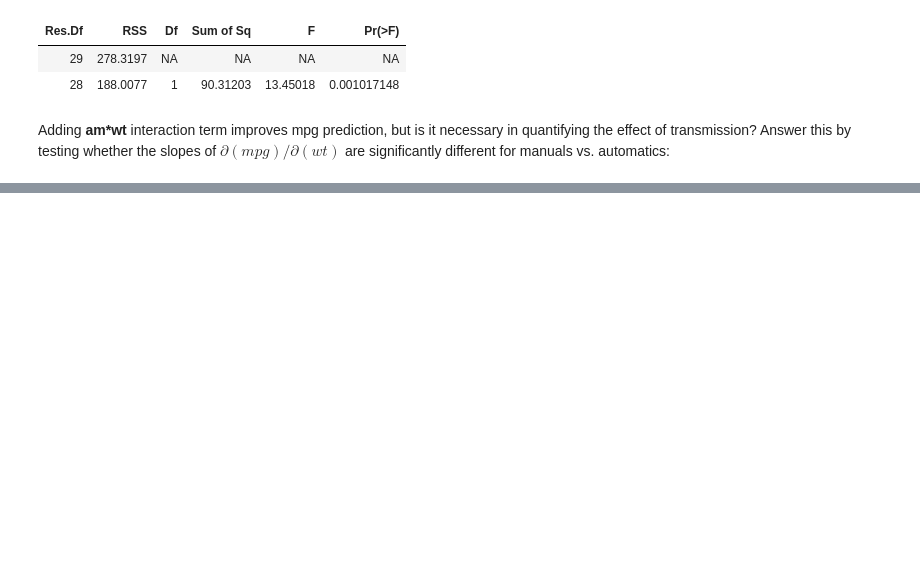
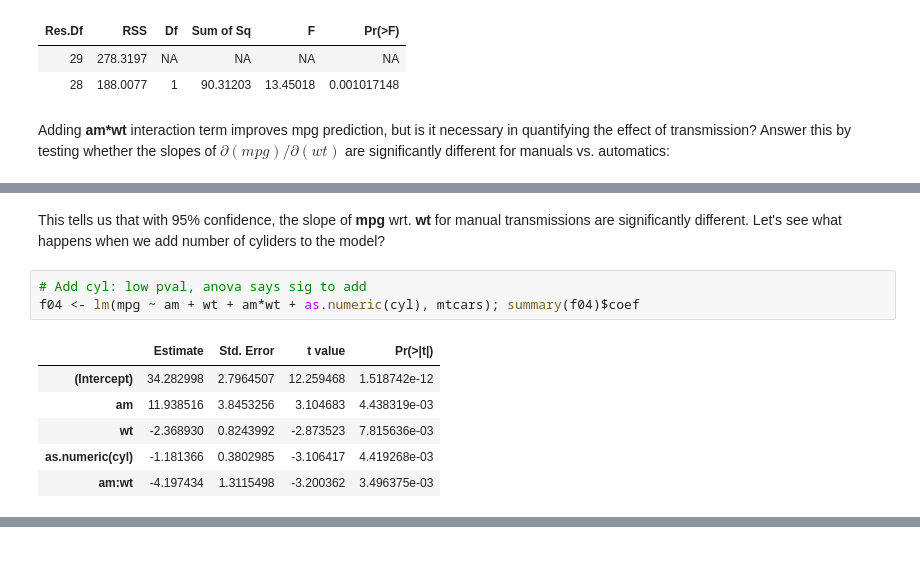
Before and after one commit to focods/WonderfulML, a Jupyter notebook: docs/solutions/session03_r.ipynb, the cells around one changed output, grey strips where cells are left out. Cells and saved outputs as stored; diff of their text form; blank space fills up the shorter version.

```diff
--- a/docs/solutions/session03_r.ipynb
+++ b/docs/solutions/session03_r.ipynb
@@ -137,0 +180,12 @@ Adding **am*wt** interaction term improves mpg prediction, but is it necessary i
+# %% [markdown]
+This tells us that with 95% confidence, the slope of **mpg** wrt. **wt** for manual transmissions are significantly different.  Let's see what happens when we add number of cyliders to the model?
+# %%
+# Add cyl: low pval, anova says sig to add
+f04 <- lm(mpg ~ am + wt + am*wt + as.numeric(cyl), mtcars); summary(f04)$coef
+# %% [output]
+|  | Estimate | Std. Error | t value | Pr(>|t|) |
+| (Intercept) | 34.282998 | 2.7964507 | 12.259468 | 1.518742e-12 |
+| am | 11.938516 | 3.8453256 | 3.104683 | 4.438319e-03 |
+| wt | -2.368930 | 0.8243992 | -2.873523 | 7.815636e-03 |
+| as.numeric(cyl) | -1.181366 | 0.3802985 | -3.106417 | 4.419268e-03 |
+| am:wt | -4.197434 | 1.3115498 | -3.200362 | 3.496375e-03 |
```
Also changed, not shown: parts of 20 cells of this notebook.
